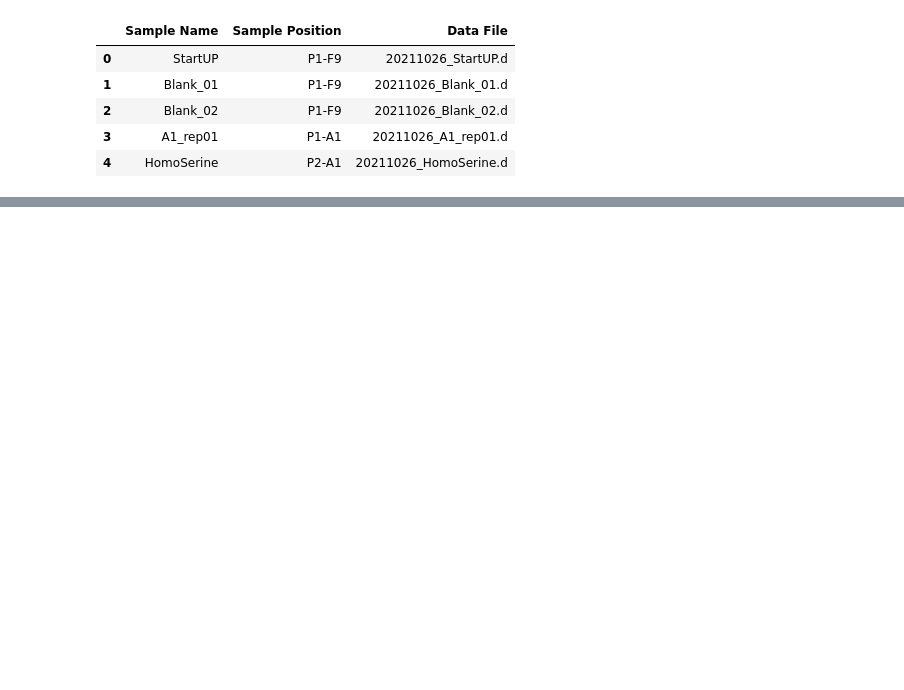
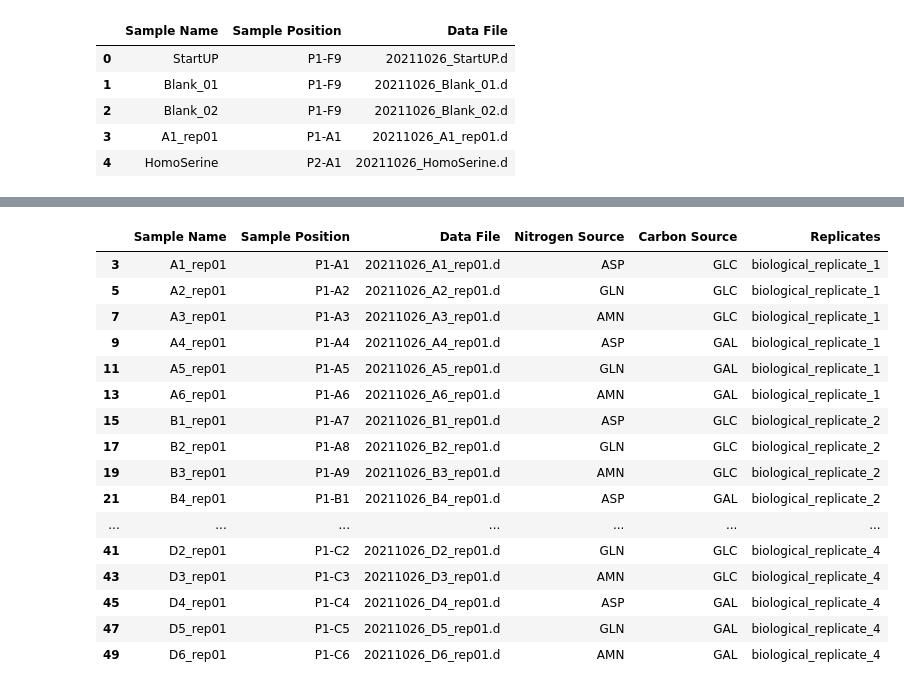
Before and after one commit to irahorecka/montenegro-burke-ms, a Jupyter notebook: nutrient_assessment/scratchpad.ipynb, the cells around one changed output, grey strips where cells are left out. Saved outputs shown, nothing was run; the diff lists cells and outputs as text; code cells hidden in the pictures; blank space fills up the shorter version.

```diff
--- a/nutrient_assessment/scratchpad.ipynb
+++ b/nutrient_assessment/scratchpad.ipynb
@@ -348,0 +432,22 @@ df.to_csv(
+# %%
+mapped_sample_keys = pd.read_csv(os.path.join(os.getcwd(), 'data', '2021-10-26_IH_agilent_masshunter_nutrient_array_sample_layout.csv'))
+tidy_mapped_samples = mapped_sample_keys.dropna()
+tidy_mapped_samples
+# %% [output]
+|  | Sample Name | Sample Position | Data File | Nitrogen Source | Carbon Source | Replicates |
+| 3 | A1_rep01 | P1-A1 | 20211026_A1_rep01.d | ASP | GLC | biological_replicate_1 |
+| 5 | A2_rep01 | P1-A2 | 20211026_A2_rep01.d | GLN | GLC | biological_replicate_1 |
+| 7 | A3_rep01 | P1-A3 | 20211026_A3_rep01.d | AMN | GLC | biological_replicate_1 |
+| 9 | A4_rep01 | P1-A4 | 20211026_A4_rep01.d | ASP | GAL | biological_replicate_1 |
+| 11 | A5_rep01 | P1-A5 | 20211026_A5_rep01.d | GLN | GAL | biological_replicate_1 |
+| 13 | A6_rep01 | P1-A6 | 20211026_A6_rep01.d | AMN | GAL | biological_replicate_1 |
+| 15 | B1_rep01 | P1-A7 | 20211026_B1_rep01.d | ASP | GLC | biological_replicate_2 |
+| 17 | B2_rep01 | P1-A8 | 20211026_B2_rep01.d | GLN | GLC | biological_replicate_2 |
+| 19 | B3_rep01 | P1-A9 | 20211026_B3_rep01.d | AMN | GLC | biological_replicate_2 |
+| 21 | B4_rep01 | P1-B1 | 20211026_B4_rep01.d | ASP | GAL | biological_replicate_2 |
+| ... | ... | ... | ... | ... | ... | ... |
+| 41 | D2_rep01 | P1-C2 | 20211026_D2_rep01.d | GLN | GLC | biological_replicate_4 |
+| 43 | D3_rep01 | P1-C3 | 20211026_D3_rep01.d | AMN | GLC | biological_replicate_4 |
+| 45 | D4_rep01 | P1-C4 | 20211026_D4_rep01.d | ASP | GAL | biological_replicate_4 |
+| 47 | D5_rep01 | P1-C5 | 20211026_D5_rep01.d | GLN | GAL | biological_replicate_4 |
+| 49 | D6_rep01 | P1-C6 | 20211026_D6_rep01.d | AMN | GAL | biological_replicate_4 |
```
Also changed, not shown: parts of 14 cells of this notebook, 3 other files.
